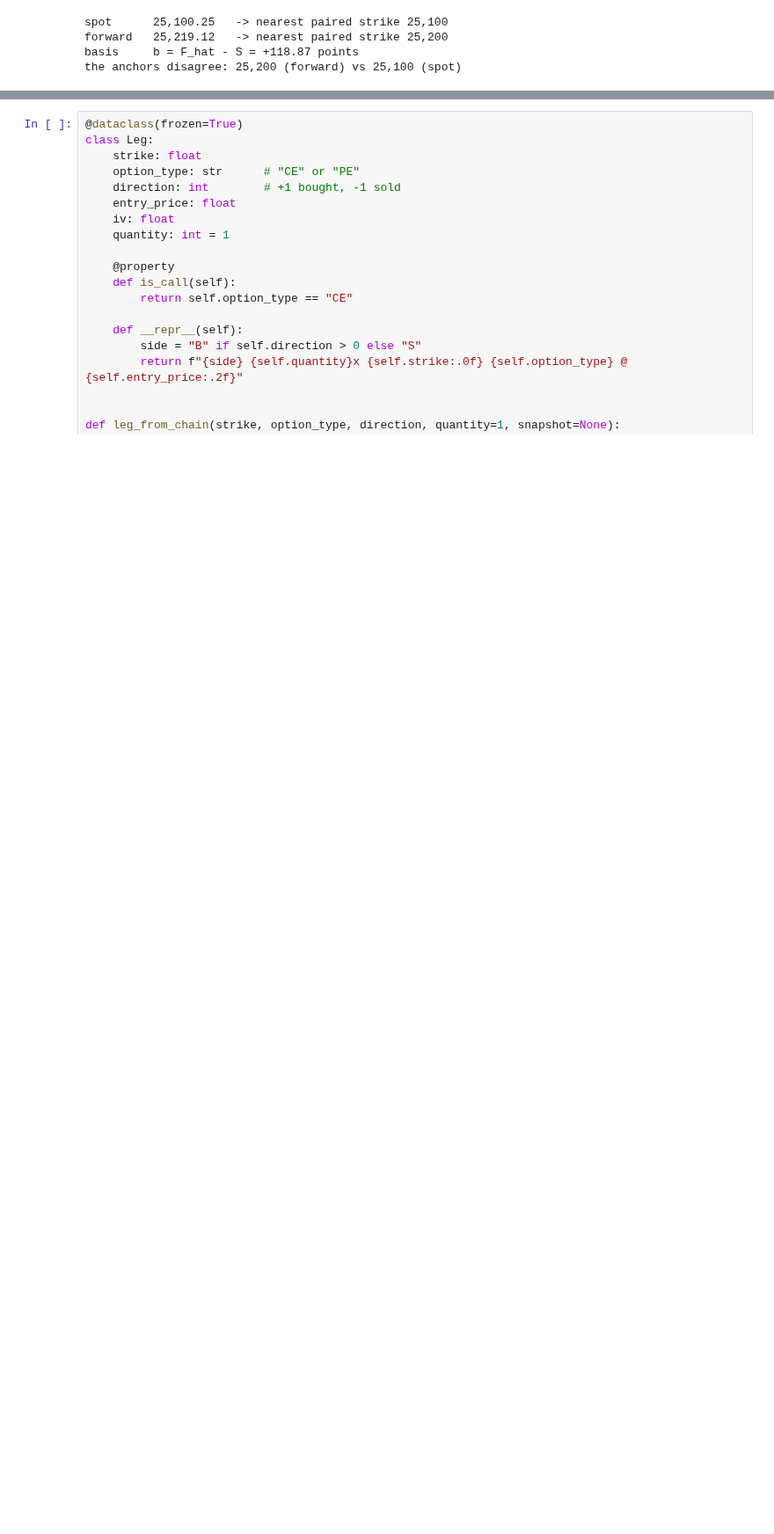
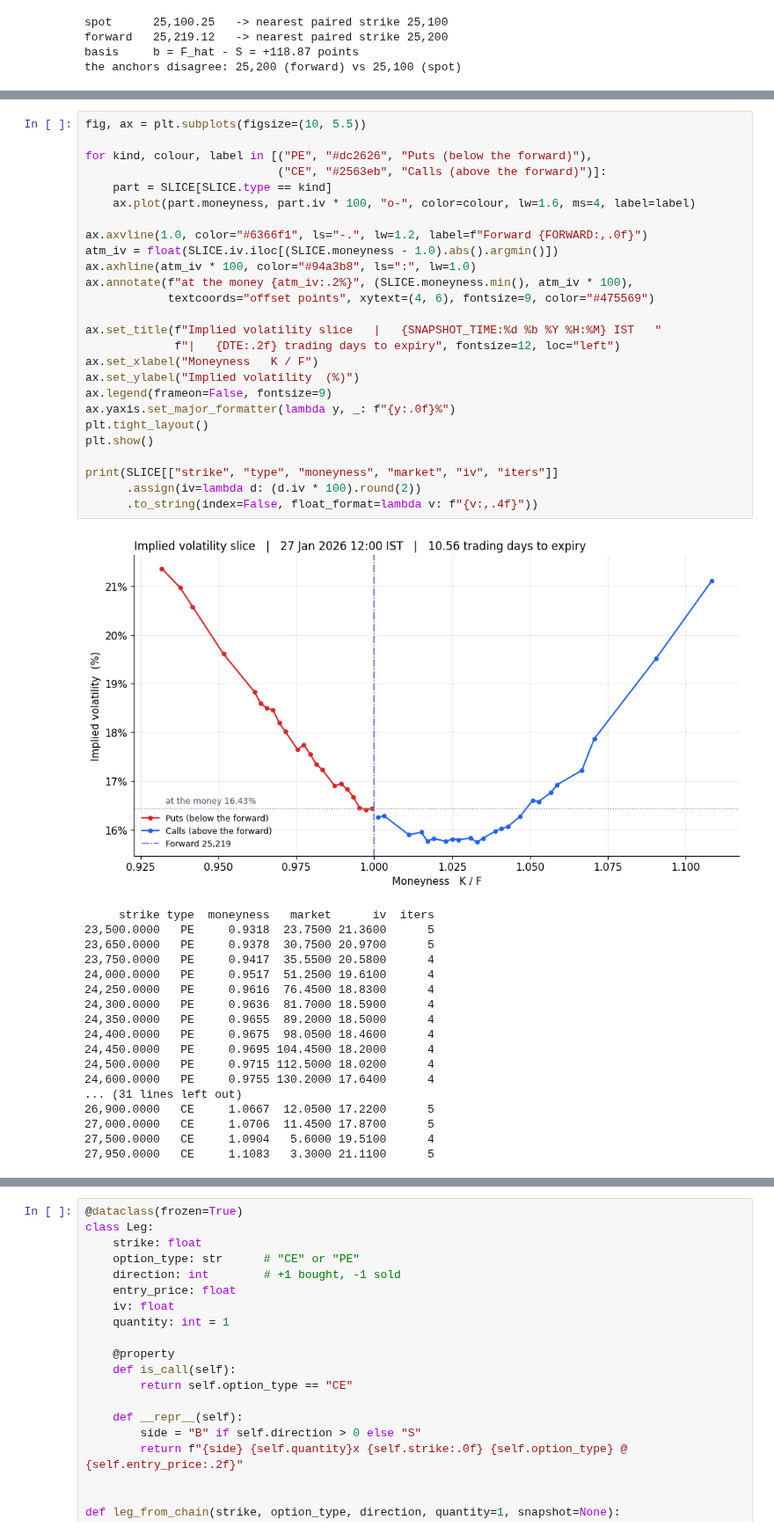
Before and after one commit to lalitkarthik/convex-hedge-payoff, a Jupyter notebook: notebooks/01_payoff_structures.ipynb, the cells around one changed output, grey strips where cells are left out. Shown at 88% size. Saved outputs shown, nothing was run; the diff lists cells and outputs as text; blank space fills up the shorter version.

```diff
--- a/notebooks/01_payoff_structures.ipynb
+++ b/notebooks/01_payoff_structures.ipynb
@@ -194 +355,46 @@ the anchors disagree: 25,200 (forward) vs 25,100 (spot)
+# %%
+fig, ax = plt.subplots(figsize=(10, 5.5))
+
+for kind, colour, label in [("PE", "#dc2626", "Puts (below the forward)"),
+                            ("CE", "#2563eb", "Calls (above the forward)")]:
+    part = SLICE[SLICE.type == kind]
+    ax.plot(part.moneyness, part.iv * 100, "o-", color=colour, lw=1.6, ms=4, label=label)
+
+ax.axvline(1.0, color="#6366f1", ls="-.", lw=1.2, label=f"Forward {FORWARD:,.0f}")
+atm_iv = float(SLICE.iv.iloc[(SLICE.moneyness - 1.0).abs().argmin()])
+ax.axhline(atm_iv * 100, color="#94a3b8", ls=":", lw=1.0)
+ax.annotate(f"at the money {atm_iv:.2%}", (SLICE.moneyness.min(), atm_iv * 100),
+            textcoords="offset points", xytext=(4, 6), fontsize=9, color="#475569")
+
+ax.set_title(f"Implied volatility slice   |   {SNAPSHOT_TIME:%d %b %Y %H:%M} IST   "
+             f"|   {DTE:.2f} trading days to expiry", fontsize=12, loc="left")
+ax.set_xlabel("Moneyness   K / F")
+ax.set_ylabel("Implied volatility  (%)")
+ax.legend(frameon=False, fontsize=9)
+ax.yaxis.set_major_formatter(lambda y, _: f"{y:.0f}%")
+plt.tight_layout()
+plt.show()
+
+print(SLICE[["strike", "type", "moneyness", "market", "iv", "iters"]]
+      .assign(iv=lambda d: (d.iv * 100).round(2))
+      .to_string(index=False, float_format=lambda v: f"{v:,.4f}"))
+# %% [output]
+[figure, added]
+     strike type  moneyness   market      iv  iters
+23,500.0000   PE     0.9318  23.7500 21.3600      5
+23,650.0000   PE     0.9378  30.7500 20.9700      5
+23,750.0000   PE     0.9417  35.5500 20.5800      4
+24,000.0000   PE     0.9517  51.2500 19.6100      4
+24,250.0000   PE     0.9616  76.4500 18.8300      4
+24,300.0000   PE     0.9636  81.7000 18.5900      4
+24,350.0000   PE     0.9655  89.2000 18.5000      4
+24,400.0000   PE     0.9675  98.0500 18.4600      4
+24,450.0000   PE     0.9695 104.4500 18.2000      4
+24,500.0000   PE     0.9715 112.5000 18.0200      4
+24,600.0000   PE     0.9755 130.2000 17.6400      4
+... (31 lines left out)
+26,900.0000   CE     1.0667  12.0500 17.2200      5
+27,000.0000   CE     1.0706  11.4500 17.8700      5
+27,500.0000   CE     1.0904   5.6000 19.5100      4
+27,950.0000   CE     1.1083   3.3000 21.1100      5
 # %% [markdown]
```
Also changed, not shown: parts of 10 cells of this notebook.
